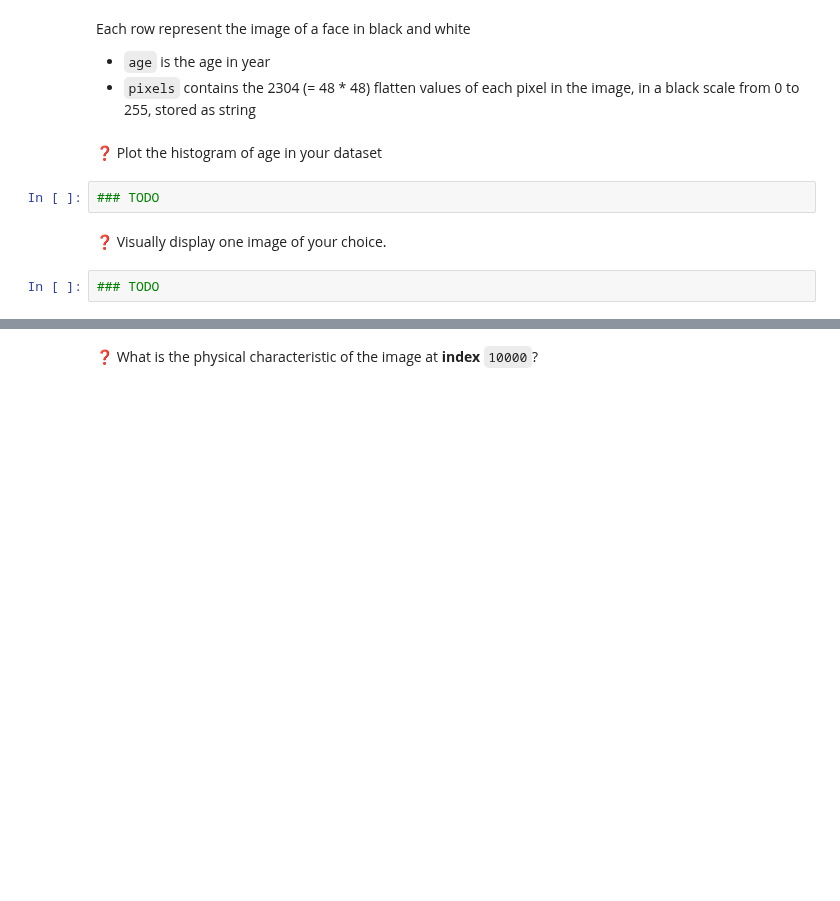
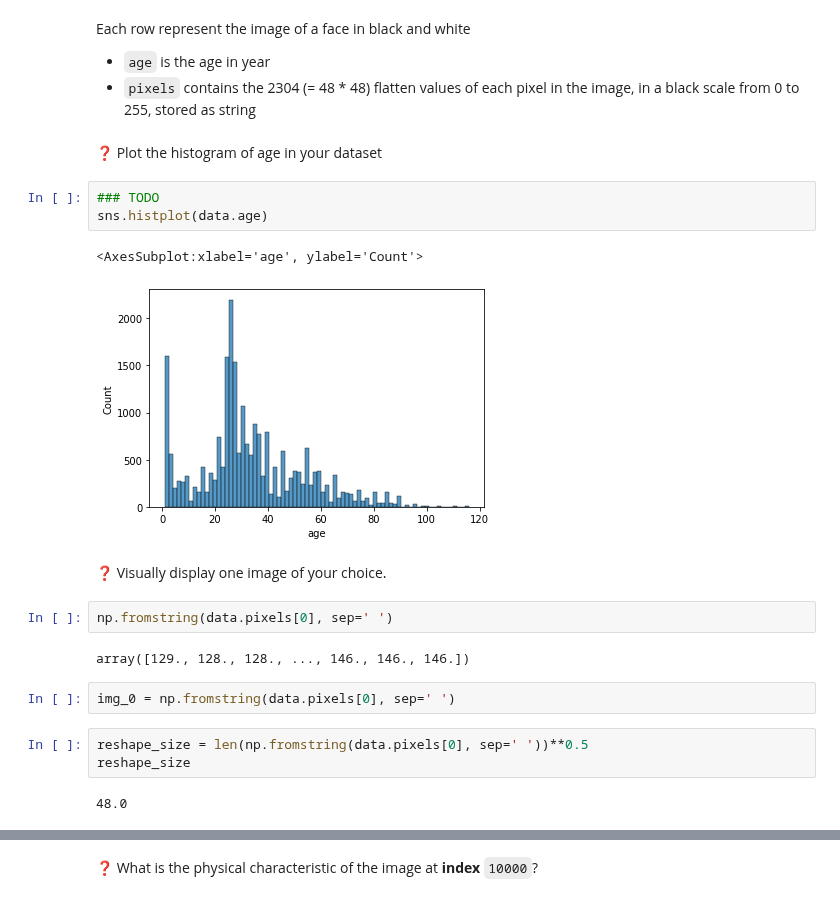
Before and after one commit to capucine-d/data-certification-exam, a Jupyter notebook: convolutional_neural_networks/face_to_age.ipynb, the cells around one changed output, grey strips where cells are left out. Cells and saved outputs as stored; diff of their text form; blank space fills up the shorter version.

```diff
--- a/convolutional_neural_networks/face_to_age.ipynb
+++ b/convolutional_neural_networks/face_to_age.ipynb
@@ -38,7 +47,20 @@ Each row represent the image of a face in black and white
 ❓ Plot the histogram of age in your dataset
 # %%
 ### TODO
+sns.histplot(data.age)
+# %% [output]
+<AxesSubplot:xlabel='age', ylabel='Count'>
+[figure, added]
 # %% [markdown]
 ❓ Visually display one image of your choice.
-# %%
-### TODO
+# %%
+np.fromstring(data.pixels[0], sep=' ')
+# %% [output]
+array([129., 128., 128., ..., 146., 146., 146.])
+# %%
+img_0 = np.fromstring(data.pixels[0], sep=' ')
+# %%
+reshape_size = len(np.fromstring(data.pixels[0], sep=' '))**0.5
+reshape_size
+# %% [output]
+48.0
```
Also changed, not shown: parts of 8 cells of this notebook, 2 other files.
